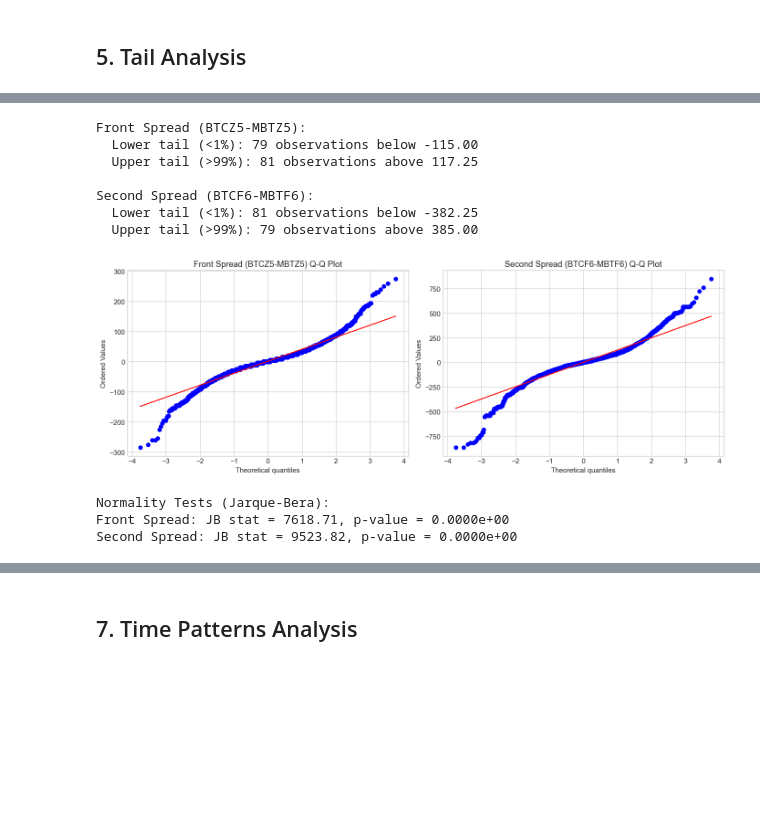
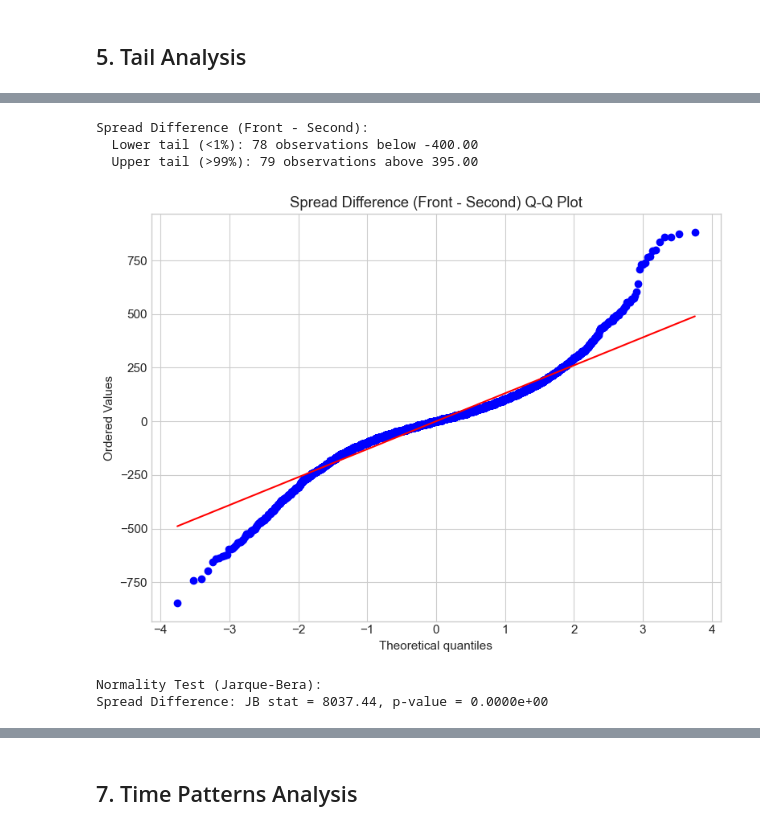
Before and after one commit to amywangyx1022/qts_project, a Jupyter notebook: MBT_BTC_Spread_Analysis.ipynb, the cells around one changed output, grey strips where cells are left out. Saved outputs shown, nothing was run; the diff lists cells and outputs as text; code cells hidden in the pictures; blank space fills up the shorter version.

```diff
--- a/MBT_BTC_Spread_Analysis.ipynb
+++ b/MBT_BTC_Spread_Analysis.ipynb
@@ -38,9 +37,11 @@ Libraries loaded successfully!
 # %%
 # Define data directory and date range
-DATA_DIR = Path('.')
+DATA_DIR = Path('./week1_data')
 
-# Files for Dec 12-19, 2025 (third Friday is Dec 19)
-target_dates = ['20251212', '20251214', '20251215', '20251216', '20251217', '20251218', '20251219']
+# Files for Dec 7-19, 2025 (Dec 7-11 for MA warm-up, Dec 12-19 for analysis)
+# Z5 contracts expire on Dec 19 (third Friday)
+target_dates = ['20251207', '20251208', '20251209', '20251210', '20251211',
+                '20251212', '20251214', '20251215', '20251216', '20251217', '20251218', '20251219']
 
 # Contracts of interest for cross-product spread analysis
 MBT_FRONT = 'MBTZ5'   # December 2025 MBT (for front spread)
@@ -52,5 +53,6 @@ TARGET_SYMBOLS = [MBT_FRONT, MBT_SECOND, BTC_FRONT, BTC_SECOND]
 
 print(f"Target contracts: {TARGET_SYMBOLS}")
 print(f"Target dates: {target_dates}")
+print(f"Note: Dec 7-11 used for N-day MA warm-up; analysis from Dec 12 onward")
 # %% [output]
 Target contracts: ['MBTZ5', 'MBTF6', 'BTCZ5', 'BTCF6']
@@ -503,5 +539,5 @@ Tail Analysis:
 # %%
-# Identify extreme observations
+# Identify extreme observations in spread_diff
 def find_extremes(series, name, threshold_quantiles=(0.01, 0.99)):
     """Find observations beyond specified quantile thresholds."""
     lower = series.quantile(threshold_quantiles[0])
@@ -515,37 +551,27 @@ def find_extremes(series, name, threshold_quantiles=(0.01, 0.99)):
     print(f"  Upper tail (>{threshold_quantiles[1]*100:.0f}%): {len(extremes_high)} observations above {upper:.2f}")
     return extremes_low, extremes_high
 
-front_low, front_high = find_extremes(df_spreads['s1_front'], 'Front Spread (BTCZ5-MBTZ5)')
-second_low, second_high = find_extremes(df_spreads['s2_second'], 'Second Spread (BTCF6-MBTF6)')
+spread_diff_low, spread_diff_high = find_extremes(df_spreads['spread_diff'], 'Spread Difference (Front - Second)')
 # %% [output]
-Front Spread (BTCZ5-MBTZ5):
-  Lower tail (<1%): 79 observations below -115.00
-  Upper tail (>99%): 81 observations above 117.25
-
-Second Spread (BTCF6-MBTF6):
-  Lower tail (<1%): 81 observations below -382.25
-  Upper tail (>99%): 79 observations above 385.00
+Spread Difference (Front - Second):
+  Lower tail (<1%): 78 observations below -400.00
+  Upper tail (>99%): 79 observations above 395.00
 # %%
-# QQ plots to assess normality
-fig, axes = plt.subplots(1, 2, figsize=(14, 5))
+# QQ plot to assess normality of spread_diff
+fig, ax = plt.subplots(figsize=(8, 6))
 
-stats.probplot(df_spreads['s1_front'], dist="norm", plot=axes[0])
-axes[0].set_title('Front Spread (BTCZ5-MBTZ5) Q-Q Plot')
-
-stats.probplot(df_spreads['s2_second'], dist="norm", plot=axes[1])
-axes[1].set_title('Second Spread (BTCF6-MBTF6) Q-Q Plot')
+stats.probplot(df_spreads['spread_diff'], dist="norm", plot=ax)
+ax.set_title('Spread Difference (Front - Second) Q-Q Plot')
 
 plt.tight_layout()
 plt.show()
 
-# Normality tests
-print("\nNormality Tests (Jarque-Bera):")
-for name, series in [('Front Spread', df_spreads['s1_front']), ('Second Spread', df_spreads['s2_second'])]:
-    jb_stat, jb_pval = stats.jarque_bera(series)
-    print(f"{name}: JB stat = {jb_stat:.2f}, p-value = {jb_pval:.4e}")
+# Normality test
+print("\nNormality Test (Jarque-Bera):")
+jb_stat, jb_pval = stats.jarque_bera(df_spreads['spread_diff'])
+print(f"Spread Difference: JB stat = {jb_stat:.2f}, p-value = {jb_pval:.4e}")
 # %% [output]
-[figure, old version]
+[figure, new version]
-Normality Tests (Jarque-Bera):
-Front Spread: JB stat = 7618.71, p-value = 0.0000e+00
-Second Spread: JB stat = 9523.82, p-value = 0.0000e+00
+Normality Test (Jarque-Bera):
+Spread Difference: JB stat = 8037.44, p-value = 0.0000e+00
 # %%
```
Also changed, not shown: parts of 47 cells of this notebook, 3 other files.
